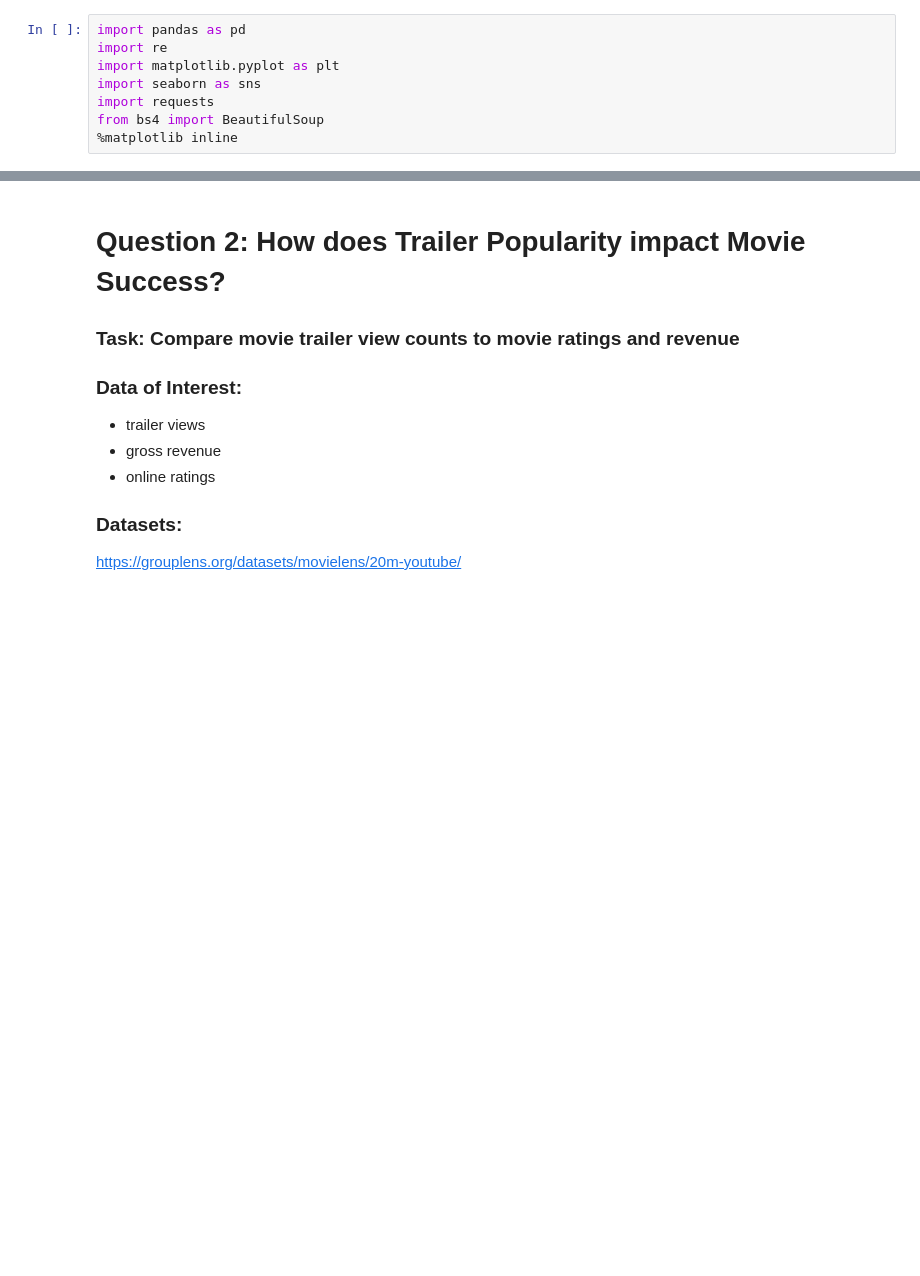
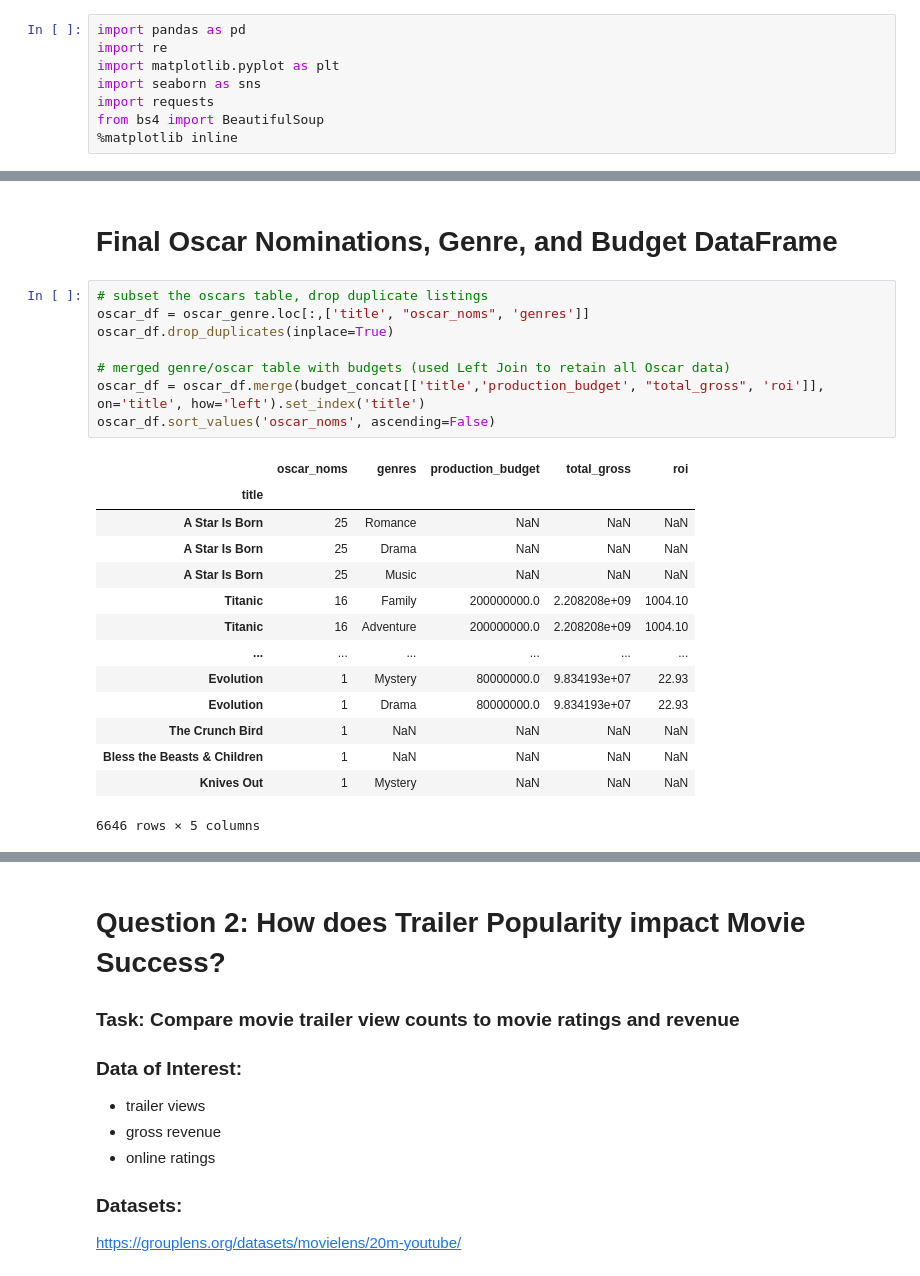
Before and after one commit to khyateed/Movie-Data-Analysis, a Jupyter notebook: student.ipynb, the cells around one changed output, grey strips where cells are left out. Cells and saved outputs as stored; diff of their text form; blank space fills up the shorter version.

```diff
--- a/student.ipynb
+++ b/student.ipynb
@@ -317,0 +127,25 @@ sns.barplot('production_budget','genres' , data = oscar_df)
+# %% [markdown]
+# Final Oscar Nominations, Genre, and Budget DataFrame
+# %%
+# subset the oscars table, drop duplicate listings
+oscar_df = oscar_genre.loc[:,['title', "oscar_noms", 'genres']]
+oscar_df.drop_duplicates(inplace=True)
+
+# merged genre/oscar table with budgets (used Left Join to retain all Oscar data)
+oscar_df = oscar_df.merge(budget_concat[['title','production_budget', "total_gross", 'roi']], on='title', how='left').set_index('title')
+oscar_df.sort_values('oscar_noms', ascending=False)
+# %% [output]
+|  | oscar_noms | genres | production_budget | total_gross | roi |
+| title |  |  |  |  |  |
+| A Star Is Born | 25 | Romance | NaN | NaN | NaN |
+| A Star Is Born | 25 | Drama | NaN | NaN | NaN |
+| A Star Is Born | 25 | Music | NaN | NaN | NaN |
+| Titanic | 16 | Family | 200000000.0 | 2.208208e+09 | 1004.10 |
+| Titanic | 16 | Adventure | 200000000.0 | 2.208208e+09 | 1004.10 |
+| ... | ... | ... | ... | ... | ... |
+| Evolution | 1 | Mystery | 80000000.0 | 9.834193e+07 | 22.93 |
+| Evolution | 1 | Drama | 80000000.0 | 9.834193e+07 | 22.93 |
+| The Crunch Bird | 1 | NaN | NaN | NaN | NaN |
+| Bless the Beasts & Children | 1 | NaN | NaN | NaN | NaN |
+| Knives Out | 1 | Mystery | NaN | NaN | NaN |
+6646 rows × 5 columns
```
Also changed, not shown: parts of 100 cells of this notebook.
